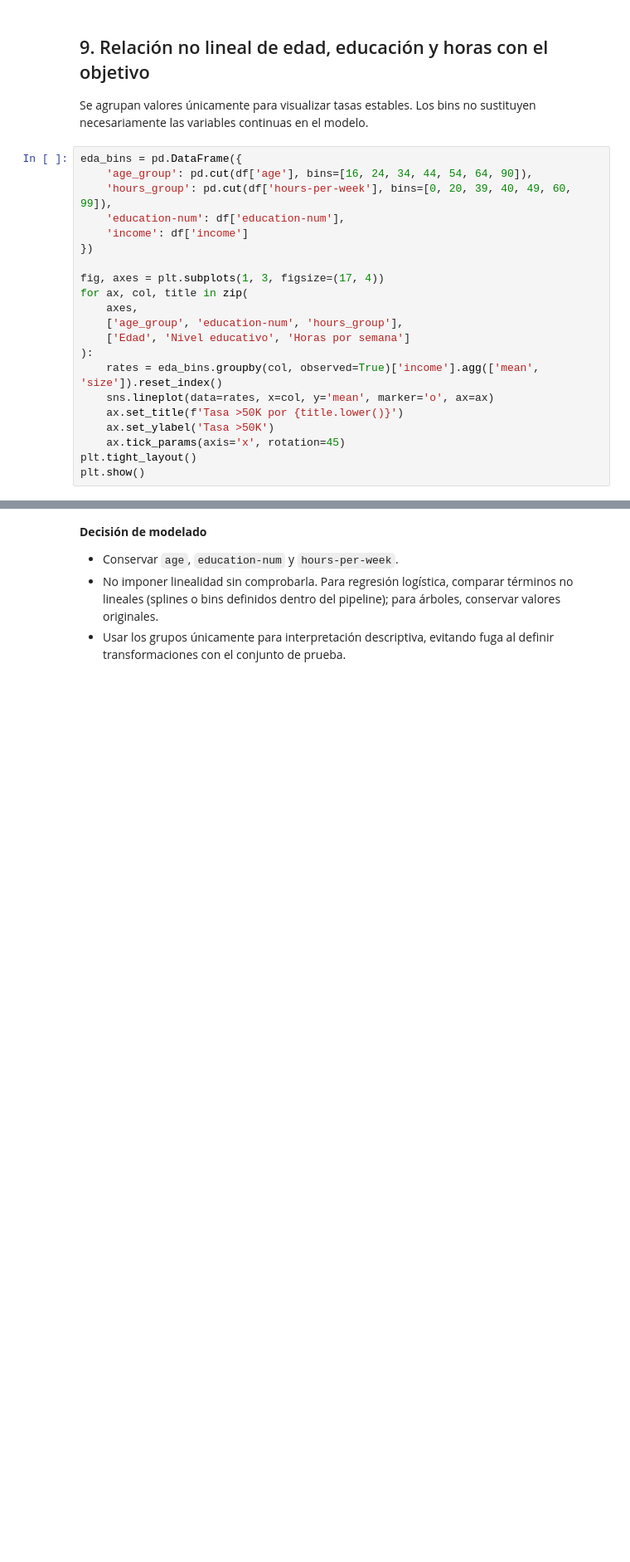
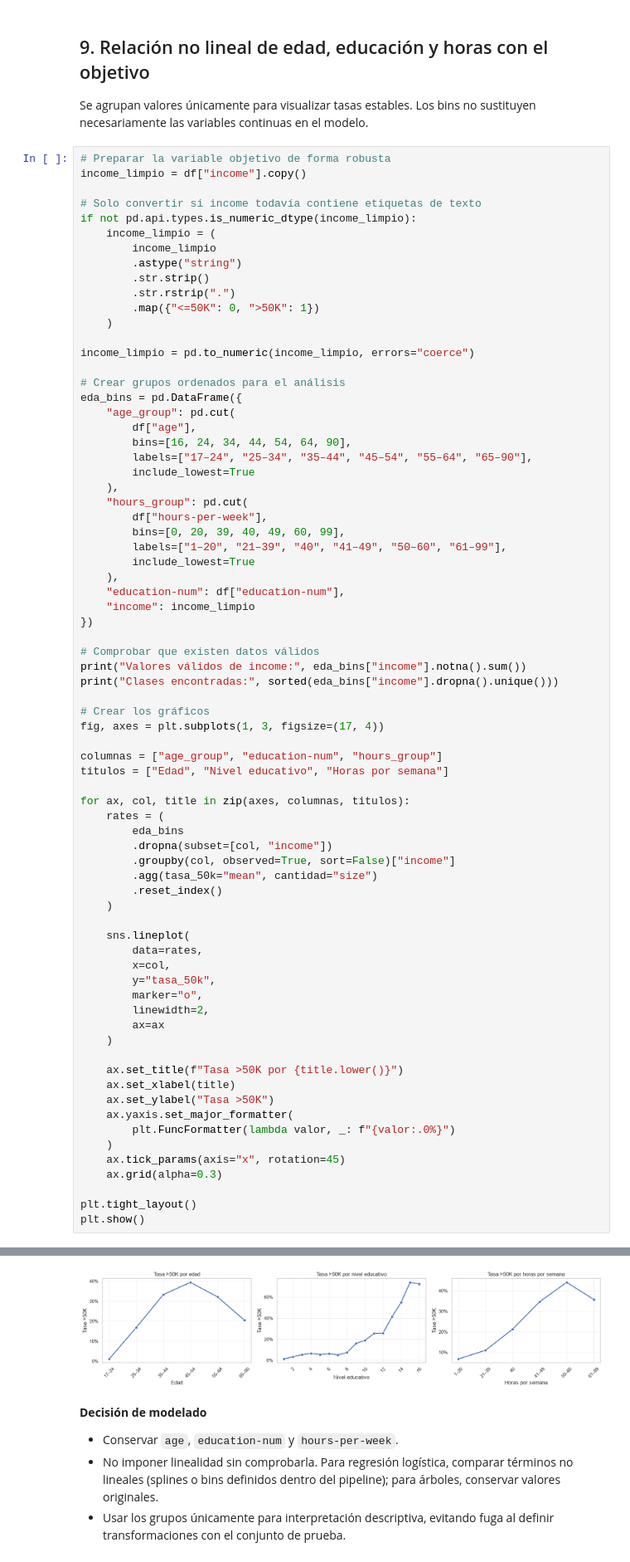
Before and after one commit to sebacalfa/ProyFinal_Mod6, a Jupyter notebook: H_EDA_decisiones.ipynb, the cells around one changed output, grey strips where cells are left out. Shown at 83% size. Drawn from its saved outputs; the diff is of its cells as text; blank space fills up the shorter version.

```diff
--- a/H_EDA_decisiones.ipynb
+++ b/H_EDA_decisiones.ipynb
@@ -328,23 +480,76 @@ plt.show()
 
 Se agrupan valores únicamente para visualizar tasas estables. Los bins no sustituyen necesariamente las variables continuas en el modelo.
 # %%
+# Preparar la variable objetivo de forma robusta
+income_limpio = df["income"].copy()
+
+# Solo convertir si income todavía contiene etiquetas de texto
+if not pd.api.types.is_numeric_dtype(income_limpio):
+    income_limpio = (
+        income_limpio
+        .astype("string")
+        .str.strip()
+        .str.rstrip(".")
+        .map({"<=50K": 0, ">50K": 1})
+    )
+
+income_limpio = pd.to_numeric(income_limpio, errors="coerce")
+
+# Crear grupos ordenados para el análisis
 eda_bins = pd.DataFrame({
-    'age_group': pd.cut(df['age'], bins=[16, 24, 34, 44, 54, 64, 90]),
-    'hours_group': pd.cut(df['hours-per-week'], bins=[0, 20, 39, 40, 49, 60, 99]),
-    'education-num': df['education-num'],
-    'income': df['income']
+    "age_group": pd.cut(
+        df["age"],
+        bins=[16, 24, 34, 44, 54, 64, 90],
+        labels=["17–24", "25–34", "35–44", "45–54", "55–64", "65–90"],
+        include_lowest=True
+    ),
+    "hours_group": pd.cut(
+        df["hours-per-week"],
+        bins=[0, 20, 39, 40, 49, 60, 99],
+        labels=["1–20", "21–39", "40", "41–49", "50–60", "61–99"],
+        include_lowest=True
+    ),
+    "education-num": df["education-num"],
+    "income": income_limpio
 })
 
+# Comprobar que existen datos válidos
+print("Valores válidos de income:", eda_bins["income"].notna().sum())
+print("Clases encontradas:", sorted(eda_bins["income"].dropna().unique()))
+
+# Crear los gráficos
 fig, axes = plt.subplots(1, 3, figsize=(17, 4))
-for ax, col, title in zip(
-    axes,
-    ['age_group', 'education-num', 'hours_group'],
-    ['Edad', 'Nivel educativo', 'Horas por semana']
-):
-    rates = eda_bins.groupby(col, observed=True)['income'].agg(['mean', 'size']).reset_index()
-    sns.lineplot(data=rates, x=col, y='mean', marker='o', ax=ax)
-    ax.set_title(f'Tasa >50K por {title.lower()}')
-    ax.set_ylabel('Tasa >50K')
-    ax.tick_params(axis='x', rotation=45)
+
+columnas = ["age_group", "education-num", "hours_group"]
+titulos = ["Edad", "Nivel educativo", "Horas por semana"]
+
+for ax, col, title in zip(axes, columnas, titulos):
+    rates = (
+        eda_bins
+        .dropna(subset=[col, "income"])
+        .groupby(col, observed=True, sort=False)["income"]
+        .agg(tasa_50k="mean", cantidad="size")
+        .reset_index()
+    )
+
+    sns.lineplot(
+        data=rates,
+        x=col,
+        y="tasa_50k",
+        marker="o",
+        linewidth=2,
+        ax=ax
+    )
+
+    ax.set_title(f"Tasa >50K por {title.lower()}")
+    ax.set_xlabel(title)
+    ax.set_ylabel("Tasa >50K")
+    ax.yaxis.set_major_formatter(
+        plt.FuncFormatter(lambda valor, _: f"{valor:.0%}")
+    )
+    ax.tick_params(axis="x", rotation=45)
+    ax.grid(alpha=0.3)
+
 plt.tight_layout()
 plt.show()
+# %% [output]
@@ -351,3 +558,4 @@ plt.show()
+[figure, added]
 # %% [markdown]
 **Decisión de modelado**
 
```
Also changed, not shown: parts of 18 cells of this notebook, 15 other files.
